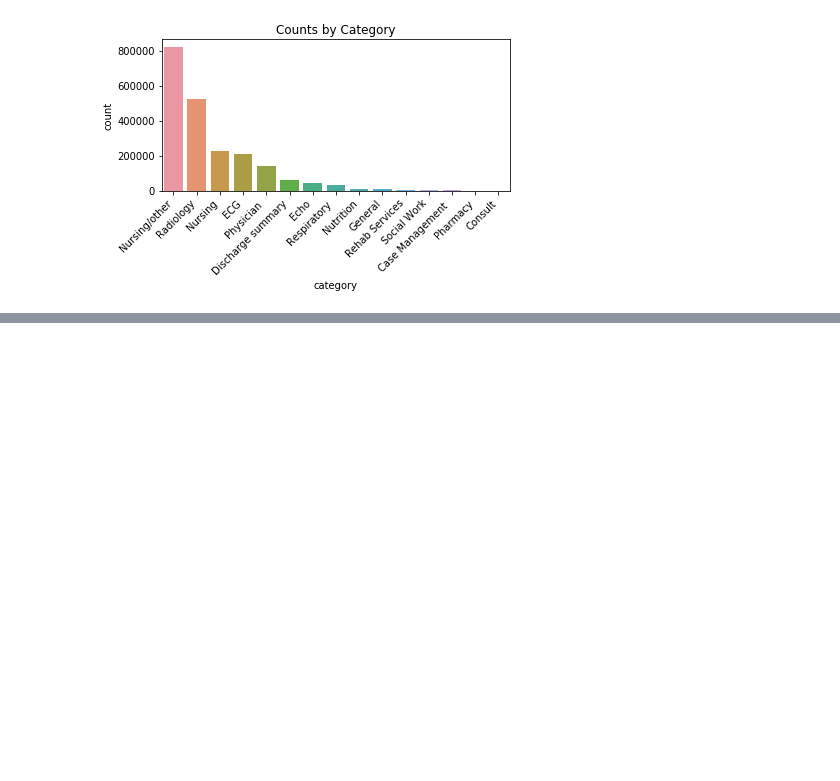
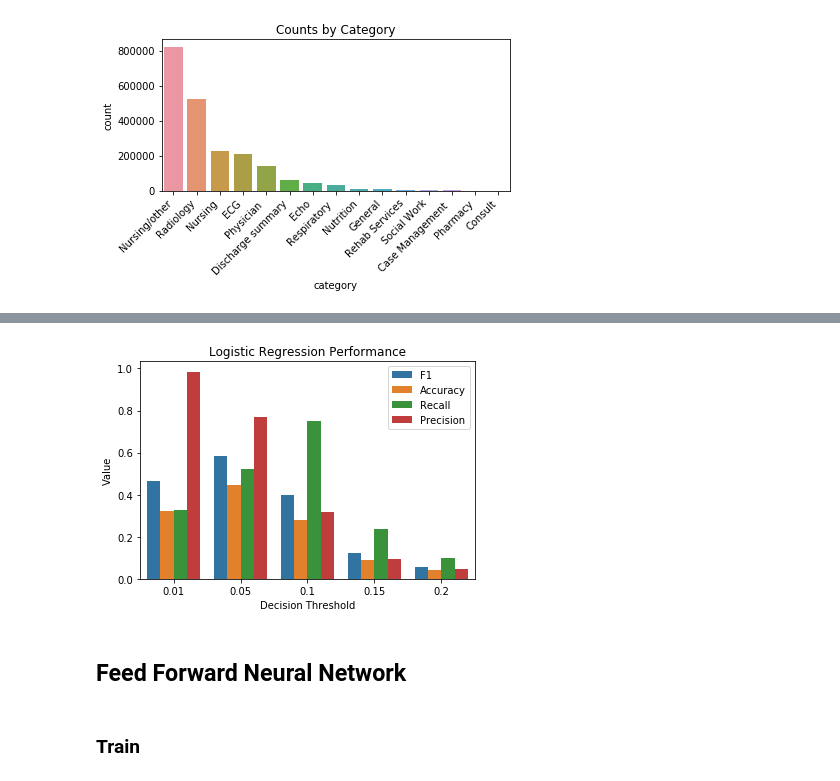
Before and after one commit to cccdenhart/icd-tagging, a Jupyter notebook: report.ipynb, the cells around one changed output, grey strips where cells are left out. Saved outputs shown, nothing was run; the diff lists cells and outputs as text; code cells hidden in the pictures; blank space fills up the shorter version.

```diff
--- a/report.ipynb
+++ b/report.ipynb
@@ -235,0 +173,23 @@ results_df = pd.DataFrame.from_records(results)
+# %%
+# get codes per note with probs
+un_thresholds = [0.01, 0.05, 0.1, 0.15, 0.2]
+y_preds = [[[clf.classes_[i] for i, prob in enumerate(obs) if prob > thresh]
+            for obs in probs.tolist()] for thresh in un_thresholds]
+# %%
+metrics = ([[calc_metrics(p, t, met) for p, t in zip(y_pred, y_test)] for y_pred in y_preds]
+           for met in ["acc", "rec", "prec", "f1"])
+mean_accs, mean_recs, mean_precs, mean_f1s = ([sum(met) / len(met) for met in mets] for mets in metrics)
+threshes = un_thresholds * 4
+met_labels = ["F1"] * len(mean_f1s) + ["Accuracy"] * len(mean_accs) + ["Recall"] * len(mean_recs) + ["Precision"] * len(mean_precs)
+metrics = mean_f1s + mean_accs + mean_recs + mean_precs
+# %%
+ax = sns.barplot(x=threshes, y=metrics, hue=met_labels)
+ax.set(xlabel="Decision Threshold", ylabel="Value", title="Logistic Regression Performance")
+plt.savefig("images/logreg.png")
+plt.show()
+# %% [output]
+[figure, added]
+# %% [markdown]
+## Feed Forward Neural Network
+# %% [markdown]
+### Train
```
Also changed, not shown: parts of 62 cells of this notebook, 5 other files.
